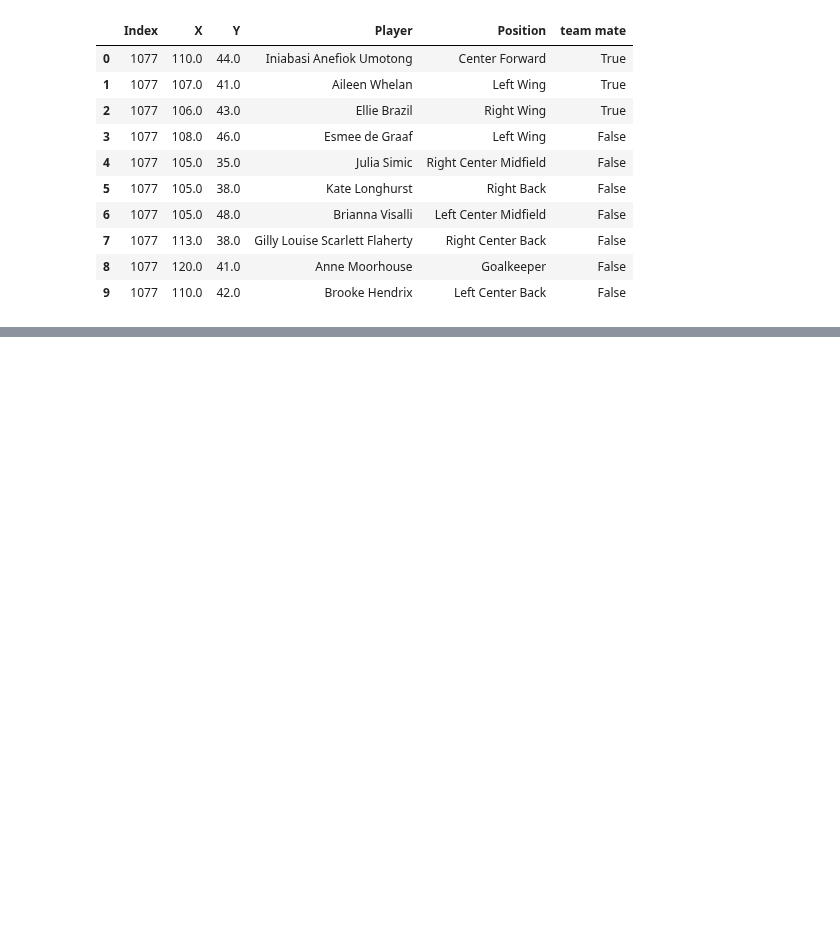
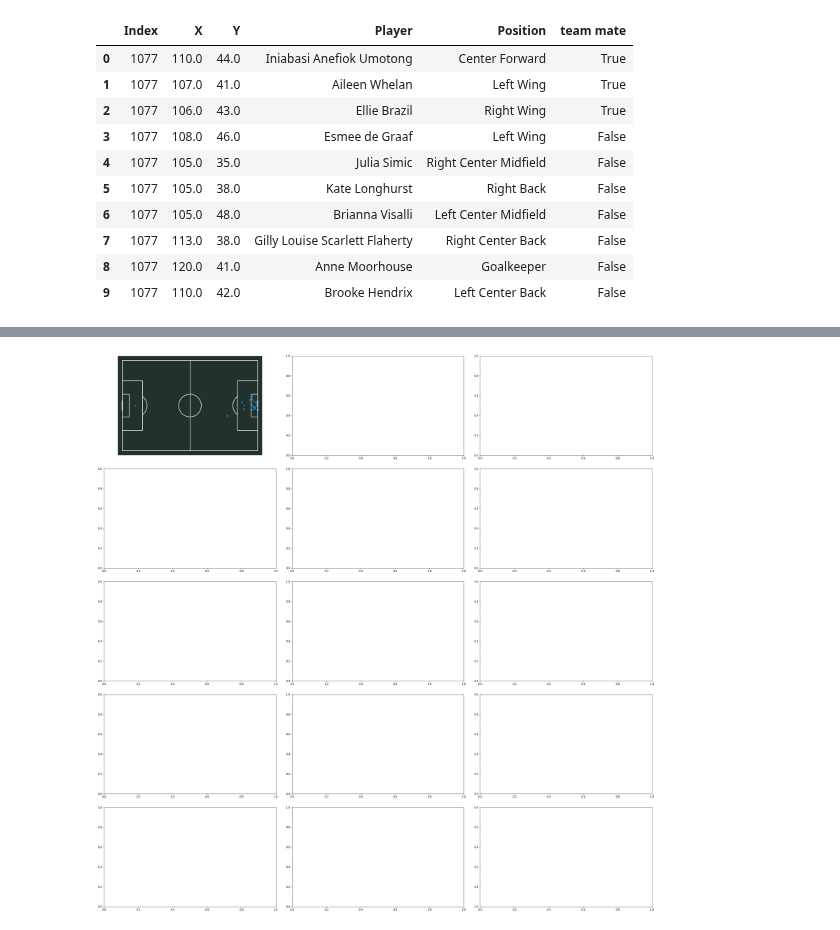
Before and after one commit to chikoungoun/Football, a Jupyter notebook: StatsBomb/Shot position.ipynb, the cells around one changed output, grey strips where cells are left out. Drawn from its saved outputs; the diff is of its cells as text; code cells hidden in the pictures; blank space fills up the shorter version.

Commit message:
plotting the data attempt

```diff
--- a/StatsBomb/Shot position.ipynb
+++ b/StatsBomb/Shot position.ipynb
@@ -110,0 +119,2 @@ dfs[3]
+# %%
+plt.rcParams['figure.figsize'] = [20, 10]
@@ -110,0 +142,16 @@ dfs[3]
+# %%
+pitch = Pitch(pitch_type='statsbomb',pitch_color='#22312b',line_color='white',stripe=False)
+#fig = plt.figure(figsize=(30, 30))
+
+x = np.linspace(0, 2 * np.pi, 400)
+y = np.sin(x ** 2)
+
+fig, axs = plt.subplots(figsize=(30,30),nrows=5, ncols=3)
+
+fig.tight_layout(pad=3.0)
+plt.gca().invert_yaxis()
+
+axs[0,0].scatter(dfs[0]['X'],dfs[0]['Y'])
+pitch.draw(ax=axs[0,0])
+# %% [output]
+[figure, added]
```
Also changed, not shown: parts of 3 cells of this notebook.
